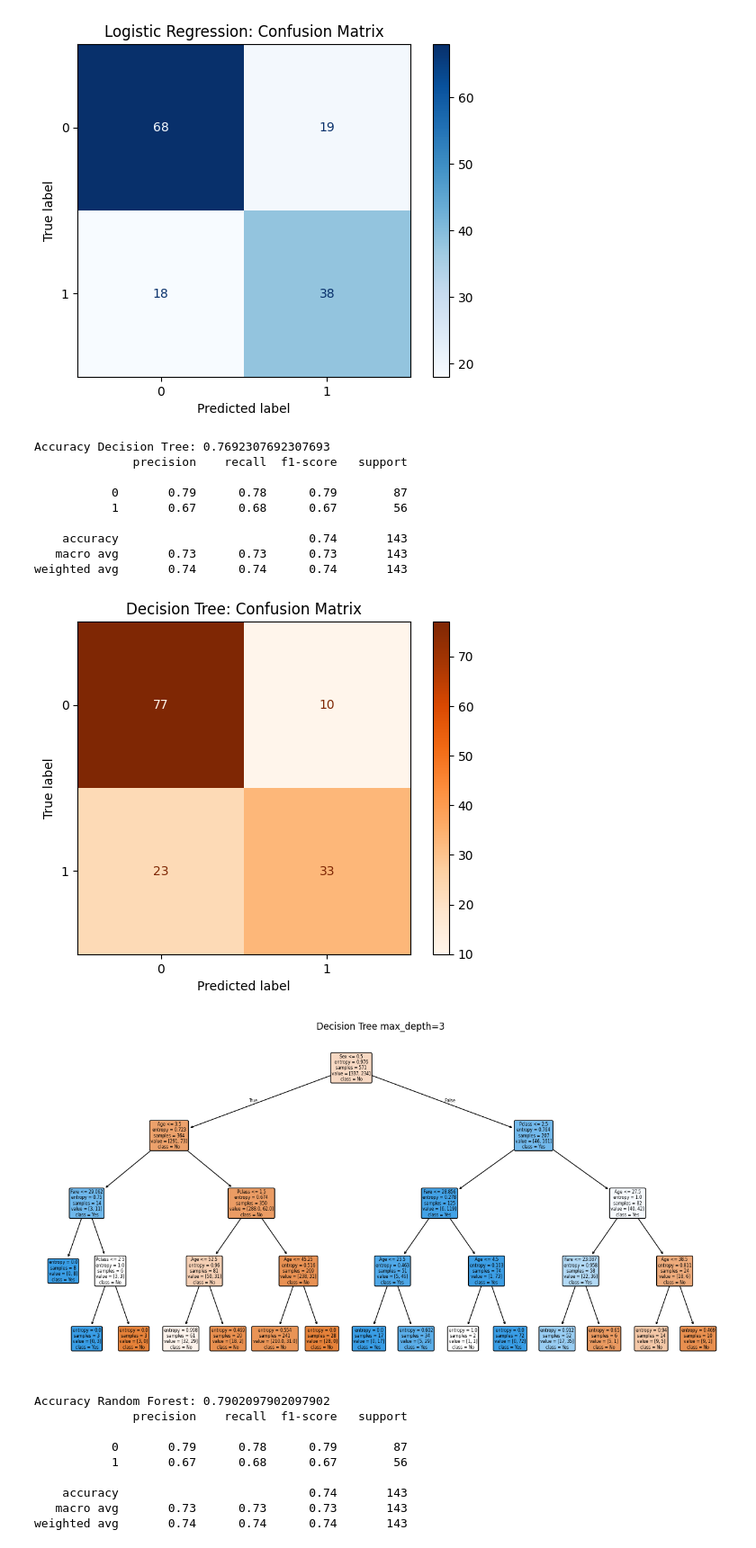
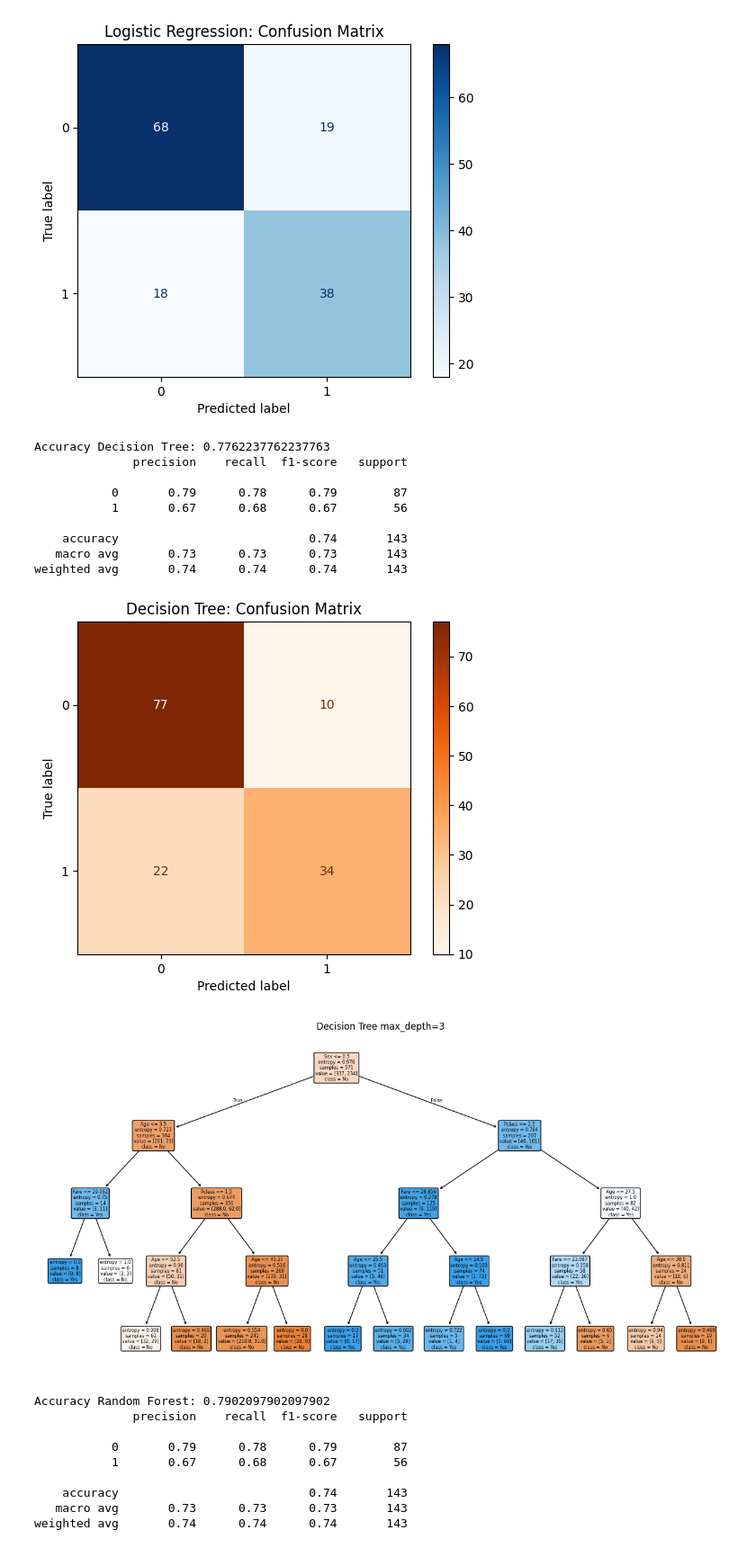
Before and after one commit to val22-py/artificial-intelligence, a Jupyter notebook: machine-learning/exercises/titanic.ipynb, the cells around one changed output. Shown at 90% size. Cells and saved outputs as stored; diff of their text form; code cells hidden in the pictures.

```diff
--- a/machine-learning/exercises/titanic.ipynb
+++ b/machine-learning/exercises/titanic.ipynb
@@ -141,33 +141,33 @@ weighted avg       0.74      0.74      0.74       143
 # %%
 from sklearn.tree import DecisionTreeClassifier, plot_tree
 
-dec_tree_mod = DecisionTreeClassifier(max_depth=4, random_state=0, min_samples_split=5, min_samples_leaf=2, criterion='entropy')
+dec_tree_mod = DecisionTreeClassifier(max_depth=4, random_state=0, min_samples_split=5, min_samples_leaf=5, criterion='entropy')
 dec_tree_mod.fit(X_train, y_train)
 y_pred_dec_tree = dec_tree_mod.predict(X_test)
 
 print("Accuracy Decision Tree:", accuracy_score(y_test, y_pred_dec_tree))
 print(classification_report(y_test, y_pred_log_reg))
 
 ConfusionMatrixDisplay(confusion_matrix(y_test, y_pred_dec_tree)).plot(cmap=plt.cm.Oranges)
 plt.title("Decision Tree: Confusion Matrix")
 plt.show()
 
 plt.figure(figsize=(16,8))
 plot_tree(dec_tree_mod, feature_names=features, class_names=["No","Yes"], filled=True, rounded=True)
 plt.title("Decision Tree max_depth=3")
 plt.show()
 # %% [output]
-Accuracy Decision Tree: 0.7692307692307693
+Accuracy Decision Tree: 0.7762237762237763
               precision    recall  f1-score   support
 
            0       0.79      0.78      0.79        87
            1       0.67      0.68      0.67        56
 
     accuracy                           0.74       143
    macro avg       0.73      0.73      0.73       143
 weighted avg       0.74      0.74      0.74       143
 [figure]
-[figure, old version]
+[figure, new version]
 # %%
 from sklearn.ensemble import RandomForestClassifier
 
```
Also changed, not shown: parts of 1 cell of this notebook, 7 other files.
